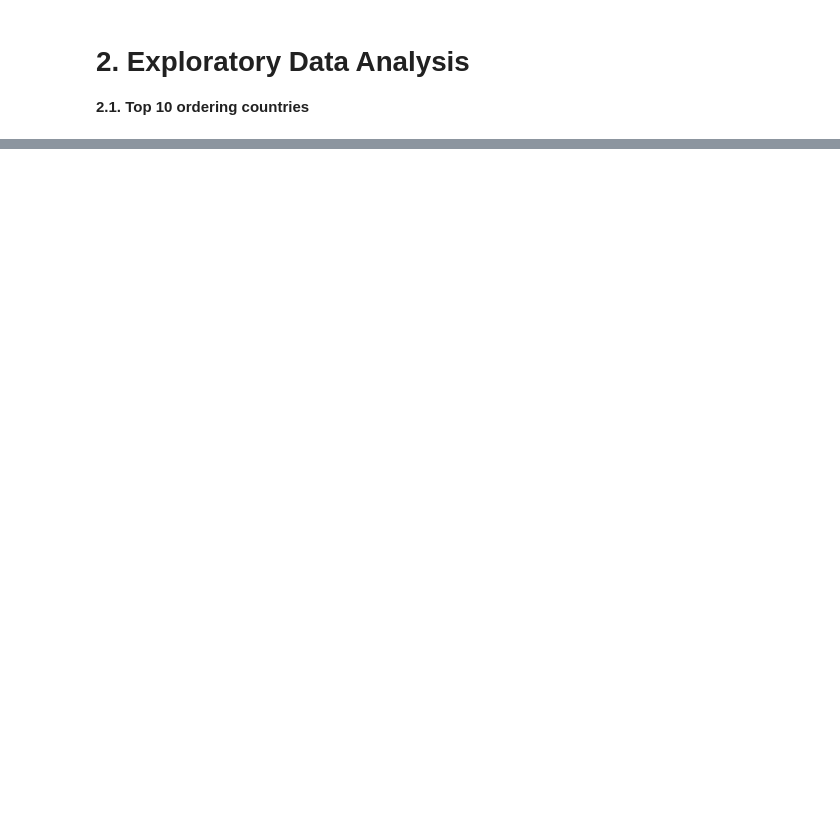
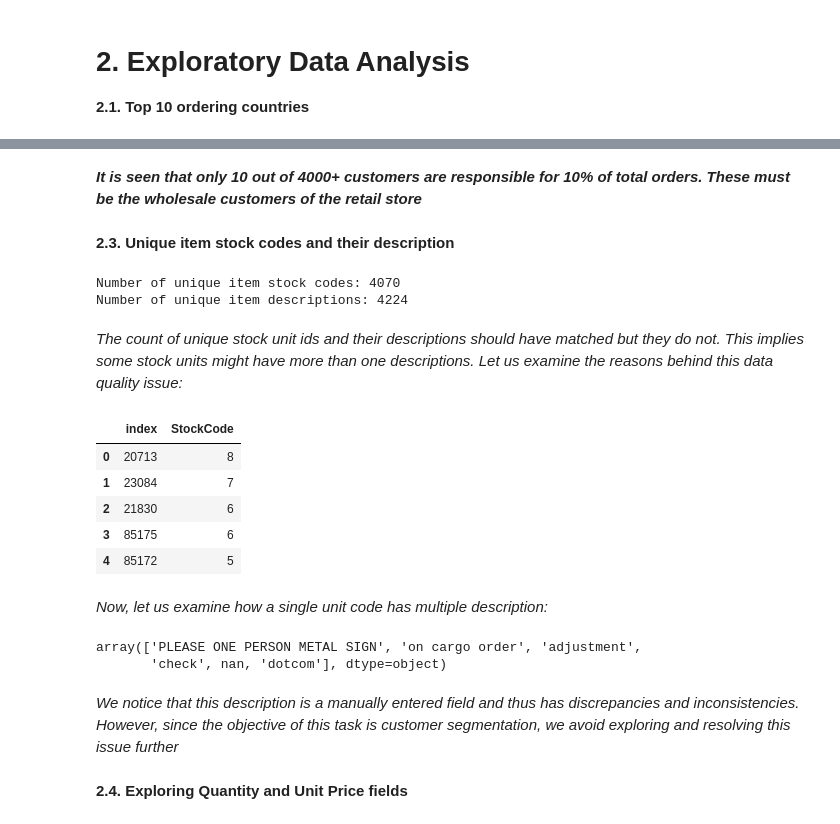
Before and after one commit to nileshrathod17/Online-Retail-Customer-Segmentation, a Jupyter notebook: Customer_Segmentation_for_Online_Retail_store.ipynb, the cells around one changed output, grey strips where cells are left out. Cells and saved outputs as stored; diff of their text form; code cells hidden in the pictures; blank space fills up the shorter version.

```diff
--- a/Customer_Segmentation_for_Online_Retail_store.ipynb
+++ b/Customer_Segmentation_for_Online_Retail_store.ipynb
@@ -71,0 +104,38 @@ data.head()
+# %% [markdown]
+***It is seen that only 10 out of 4000+ customers are responsible for 10% of total orders. These must be the wholesale customers of the retail store***
+# %% [markdown]
+**2.3. Unique item stock codes and their description**
+# %%
+#Find number of unique items in stock
+print(f"Number of unique item stock codes: {len(data.StockCode.unique())}")
+print(f"Number of unique item descriptions: {len(data.Description.unique())}")
+# %% [output]
+Number of unique item stock codes: 4070
+Number of unique item descriptions: 4224
+# %% [markdown]
+*The count of unique stock unit ids and their descriptions should have matched but they do not. This implies some stock units might have more than one descriptions. Let us examine the reasons behind this data quality issue:*
+# %%
+#Find out the stock units that have more than one description
+dfStockDesc = data.groupby(["StockCode","Description"]).count().reset_index()
+dfStockDesc.StockCode.value_counts()[dfStockDesc.StockCode.value_counts()>1].reset_index().head()
+# %% [output]
+|  | index | StockCode |
+| 0 | 20713 | 8 |
+| 1 | 23084 | 7 |
+| 2 | 21830 | 6 |
+| 3 | 85175 | 6 |
+| 4 | 85172 | 5 |
+# %% [markdown]
+*Now, let us examine how a single unit code has multiple description:*
+# %%
+data[data['StockCode'] ==
+         dfStockDesc.StockCode.value_counts()
+         [dfStockDesc.StockCode.value_counts()>1].reset_index()
+         ['index'][8]]['Description'].unique()
+# %% [output]
+array(['PLEASE ONE PERSON METAL SIGN', 'on cargo order', 'adjustment',
+       'check', nan, 'dotcom'], dtype=object)
+# %% [markdown]
+*We notice that this description is a manually entered field and thus has discrepancies and inconsistencies. However, since the objective of this task is customer segmentation, we avoid exploring and resolving this issue further*
+# %% [markdown]
+**2.4. Exploring Quantity and Unit Price fields**
```
Also changed, not shown: parts of 10 cells of this notebook.
